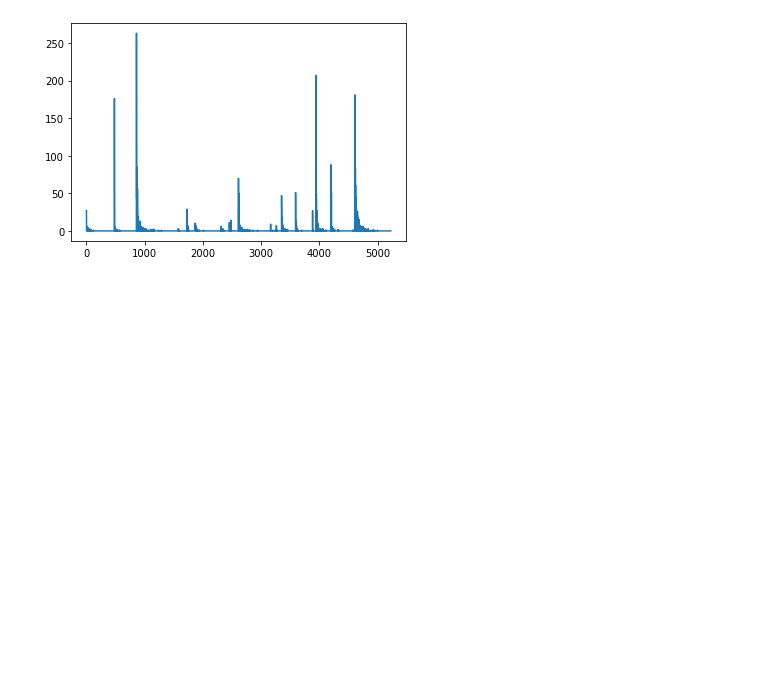
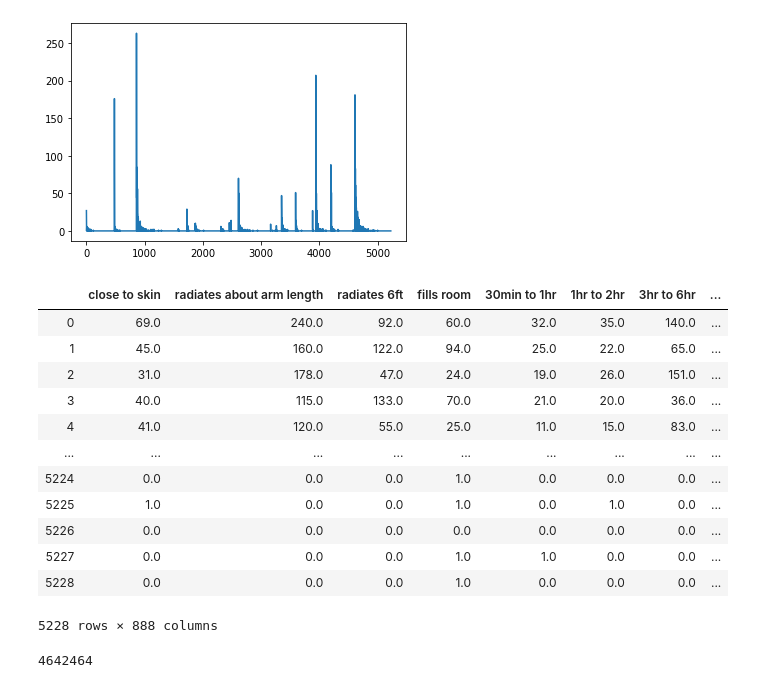
Before and after one commit to josephshanks/CologneRecommender, a Jupyter notebook: EDA.ipynb, the cells around one changed output. Cells and saved outputs as stored; diff of their text form; code cells hidden in the pictures; blank space fills up the shorter version.

```diff
--- a/EDA.ipynb
+++ b/EDA.ipynb
@@ -47,0 +85,16 @@ plt.plot(df['signature']);
+# %%
+top_notes = item_item['top notes']
+mid_notes=item_item['mid notes']
+base_notes=item_item['base notes']
+
+for idx,notes in enumerate(top_notes):
+    for note in notes:
+        item_item[note][idx]=1
+for idx,notes in enumerate(mid_notes):
+    for note in notes:
+        item_item[note][idx]=1
+for idx,notes in enumerate(base_notes):
+    for note in notes:
+        item_item[note][idx]=1
+# %%
+item_item.drop(columns=['top notes','mid notes','base notes'], inplace=True)
@@ -47,0 +162,2 @@ plt.plot(df['signature']);
+# %%
+item_item.drop(columns='frag rating',inplace=True)
@@ -47,0 +170,18 @@ plt.plot(df['signature']);
+# %%
+item_item=item_item.drop(columns=['top notes id','mid notes id','base notes id','user voted notes'])
+# %%
+item_item
+# %% [output]
+|  | close to skin | radiates about arm length | radiates 6ft | fills room | 30min to 1hr | 1hr to 2hr | 3hr to 6hr | ... |
+| 0 | 69.0 | 240.0 | 92.0 | 60.0 | 32.0 | 35.0 | 140.0 | ... |
+| 1 | 45.0 | 160.0 | 122.0 | 94.0 | 25.0 | 22.0 | 65.0 | ... |
+| 2 | 31.0 | 178.0 | 47.0 | 24.0 | 19.0 | 26.0 | 151.0 | ... |
+| 3 | 40.0 | 115.0 | 133.0 | 70.0 | 21.0 | 20.0 | 36.0 | ... |
+| 4 | 41.0 | 120.0 | 55.0 | 25.0 | 11.0 | 15.0 | 83.0 | ... |
+| ... | ... | ... | ... | ... | ... | ... | ... | ... |
+| 5224 | 0.0 | 0.0 | 0.0 | 1.0 | 0.0 | 0.0 | 0.0 | ... |
+| 5225 | 1.0 | 0.0 | 0.0 | 1.0 | 0.0 | 1.0 | 0.0 | ... |
+| 5226 | 0.0 | 0.0 | 0.0 | 0.0 | 0.0 | 0.0 | 0.0 | ... |
+| 5227 | 0.0 | 0.0 | 0.0 | 1.0 | 1.0 | 0.0 | 0.0 | ... |
+| 5228 | 0.0 | 0.0 | 0.0 | 1.0 | 0.0 | 0.0 | 0.0 | ... |
+5228 rows × 888 columns
@@ -47,0 +192,4 @@ plt.plot(df['signature']);
+# %%
+5228*888
+# %% [output]
+4642464
```
Also changed, not shown: parts of 13 cells of this notebook, 2 other files.
